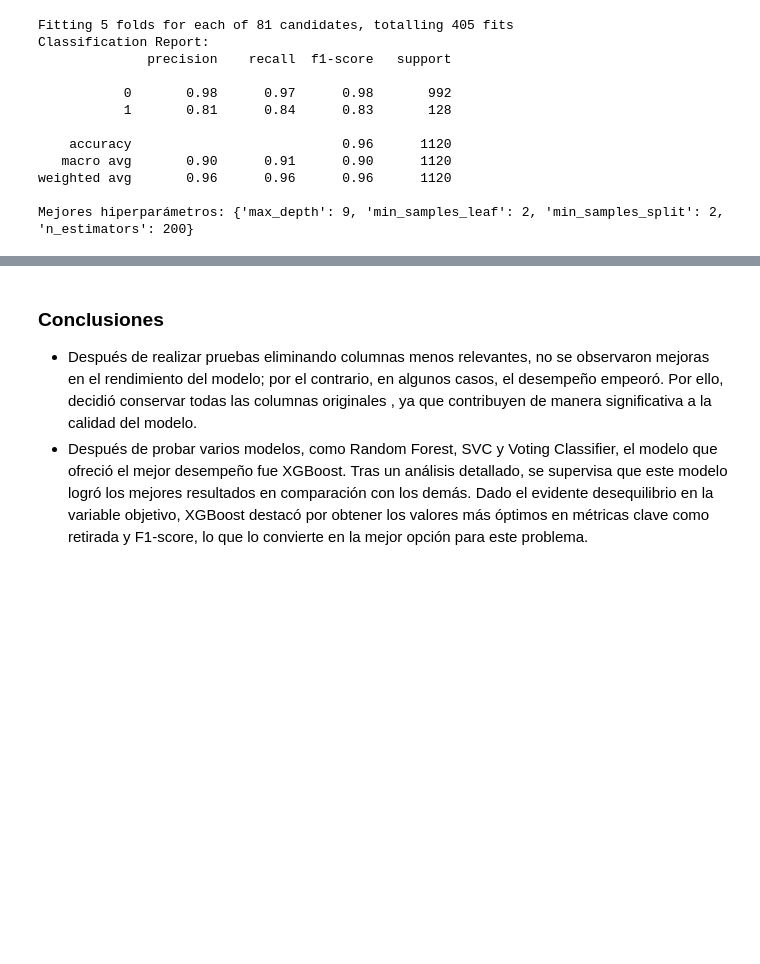
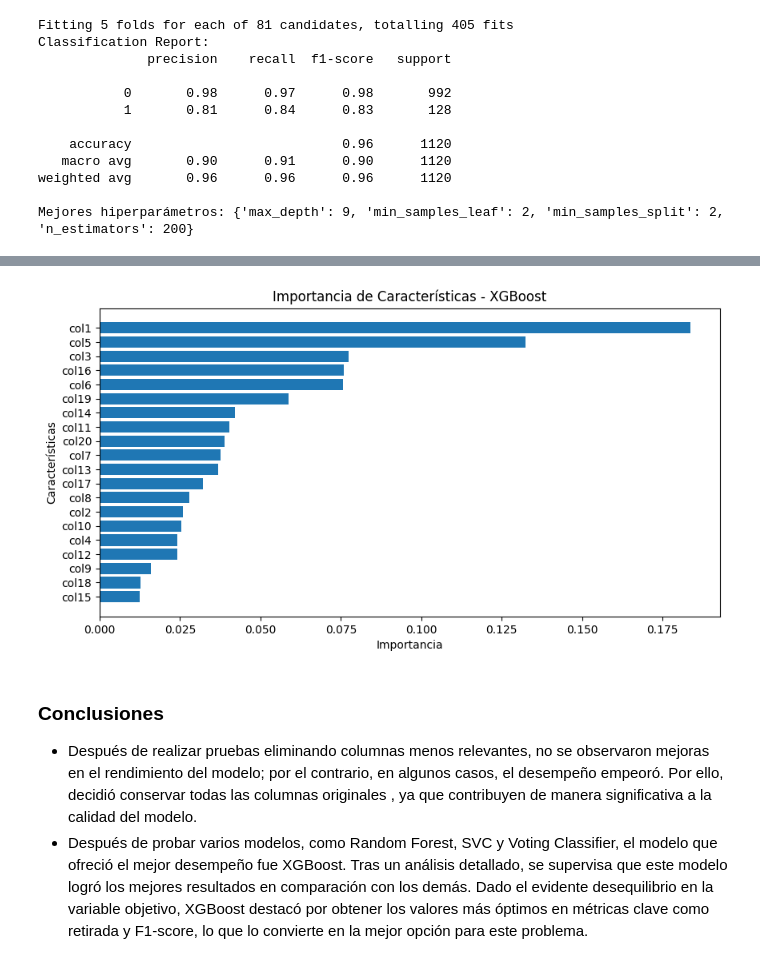
Before and after one commit to abdonrb/EDA_no_col, a Jupyter notebook: notebooks/ML.ipynb, the cells around one changed output, grey strips where cells are left out. Drawn from its saved outputs; the diff is of its cells as text; code cells hidden in the pictures; blank space fills up the shorter version.

```diff
--- a/notebooks/ML.ipynb
+++ b/notebooks/ML.ipynb
@@ -25,5 +13,5 @@ os.chdir(ruta_actual) # Regresamos a la ruta actual.
 # %%
-train = pd.read_csv('data/train.csv')
+train = pd.read_csv('../data/train.csv')
 # %%
 df = train.copy()
 # %%
@@ -254,17 +53,17 @@ from sklearn.ensemble import RandomForestClassifier
 from sklearn.model_selection import StratifiedKFold, cross_val_score
 
 # Configurar StratifiedKFold (5 folds estratificados)
-# skf = StratifiedKFold(n_splits=5, shuffle=True, random_state=42)
+skf = StratifiedKFold(n_splits=5, shuffle=True, random_state=42)
 
 # Definir el modelo Random Forest
+rf = RandomForestClassifier(class_weight='balanced', random_state=42, n_jobs=-1)
 
 # Aplicar validación cruzada estratificada
-# f1_scores = cross_val_score(rf, X_train, y_train, cv=skf, scoring='f1', n_jobs=-1)
+f1_scores = cross_val_score(rf, X_train, y_train, cv=skf, scoring='f1', n_jobs=-1)
 
 # Mostrar resultado promedio
-# print(f"📊 F1-score promedio en validación cruzada: {f1_scores.mean():.4f}")
+print(f"F1-score promedio en validación cruzada: {f1_scores.mean():.4f}")
 
-# rf = RandomForestClassifier(n_estimators=200, max_depth=7, random_state=42, n_jobs=-1,class_weight='balanced')
-# rf.fit(X_train, y_train)
-# rf_pred = rf.predict(X_test)
-# print(classification_report(y_test,rf_pred))
+rf.fit(X_train, y_train)
+rf_pred = rf.predict(X_test)
+print(classification_report(y_test,rf_pred))
@@ -396,18 +149,20 @@ weighted avg       0.98      0.98      0.98      1120
 # %%
-# feature_importance = pd.DataFrame({
-#     'Feature': X.columns,
-#     'Importance': rf.feature_importances_
-# })
+feature_importance = pd.DataFrame({
+    'Feature': X.columns,
+    'Importance': rf.feature_importances_
+})
 
-# feature_importance = feature_importance.sort_values(by='Importance', ascending=False)
+feature_importance = feature_importance.sort_values(by='Importance', ascending=False)
 
-# plt.figure(figsize=(10,5))
-# plt.barh(feature_importance['Feature'], feature_importance['Importance'])
-# plt.xlabel("Importancia")
-# plt.ylabel("Características")
-# plt.title("Importancia de Características - XGBoost")
-# plt.gca().invert_yaxis()
-# plt.show()
+plt.figure(figsize=(10,5))
+plt.barh(feature_importance['Feature'], feature_importance['Importance'])
+plt.xlabel("Importancia")
+plt.ylabel("Características")
+plt.title("Importancia de Características - XGBoost")
+plt.gca().invert_yaxis()
+plt.show()
+# %% [output]
+[figure, added]
 # %% [markdown]
 ### Conclusiones
 
```
Also changed, not shown: parts of 26 cells of this notebook, 3 other files.
